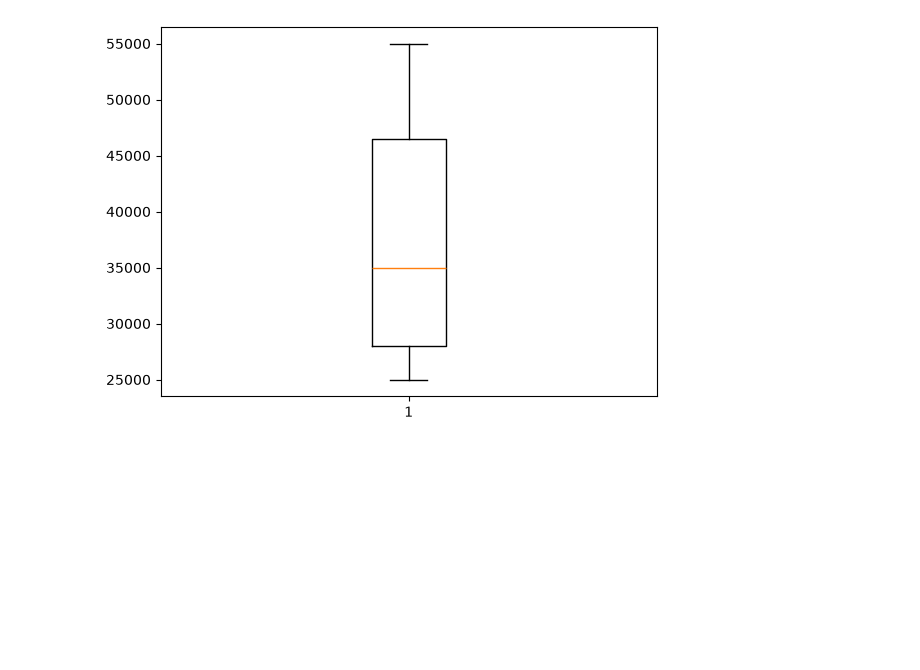
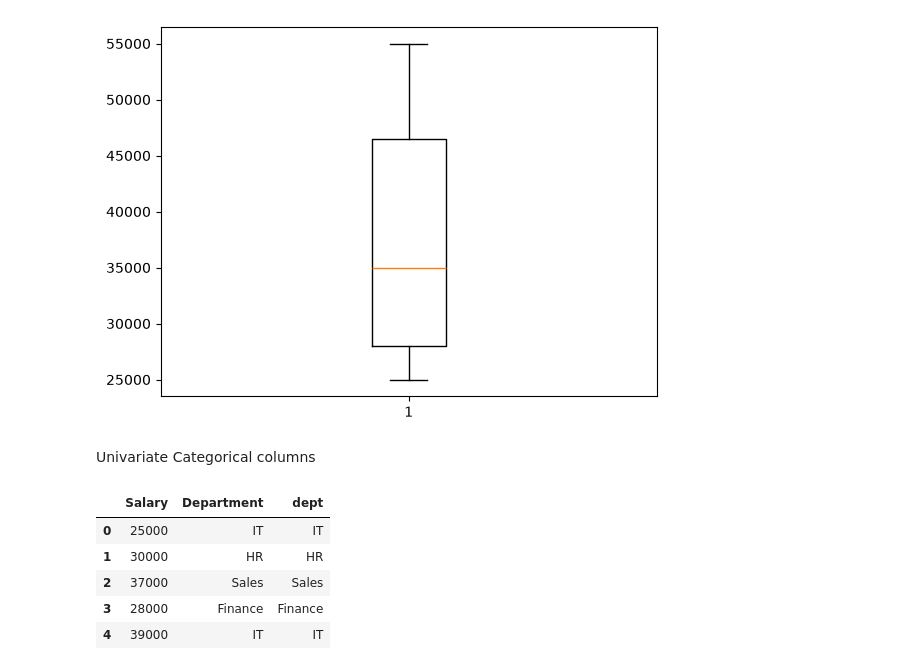
Before and after one commit to anojpradhan/learningDS, a Jupyter notebook: matplotlib.ipynb, the cells around one changed output. Drawn from its saved outputs; the diff is of its cells as text; code cells hidden in the pictures; blank space fills up the shorter version.

Commit message:
univariate analysis done

```diff
--- a/matplotlib.ipynb
+++ b/matplotlib.ipynb
@@ -47,3 +47,15 @@ plt.boxplot(df["Salary"])
 plt.show()
 # %% [output]
 [figure]
+# %% [markdown]
+Univariate Categorical columns
+# %%
+df["dept"]=["IT","HR","Sales","Finance","IT","Sales","HR","HR","Sales","Finance","Sales","Finance","HR","IT","Sales"]
+df.head()
+# %% [output]
+|  | Salary | Department | dept |
+| 0 | 25000 | IT | IT |
+| 1 | 30000 | HR | HR |
+| 2 | 37000 | Sales | Sales |
+| 3 | 28000 | Finance | Finance |
+| 4 | 39000 | IT | IT |
```
Also changed, not shown: parts of 2 cells of this notebook.
